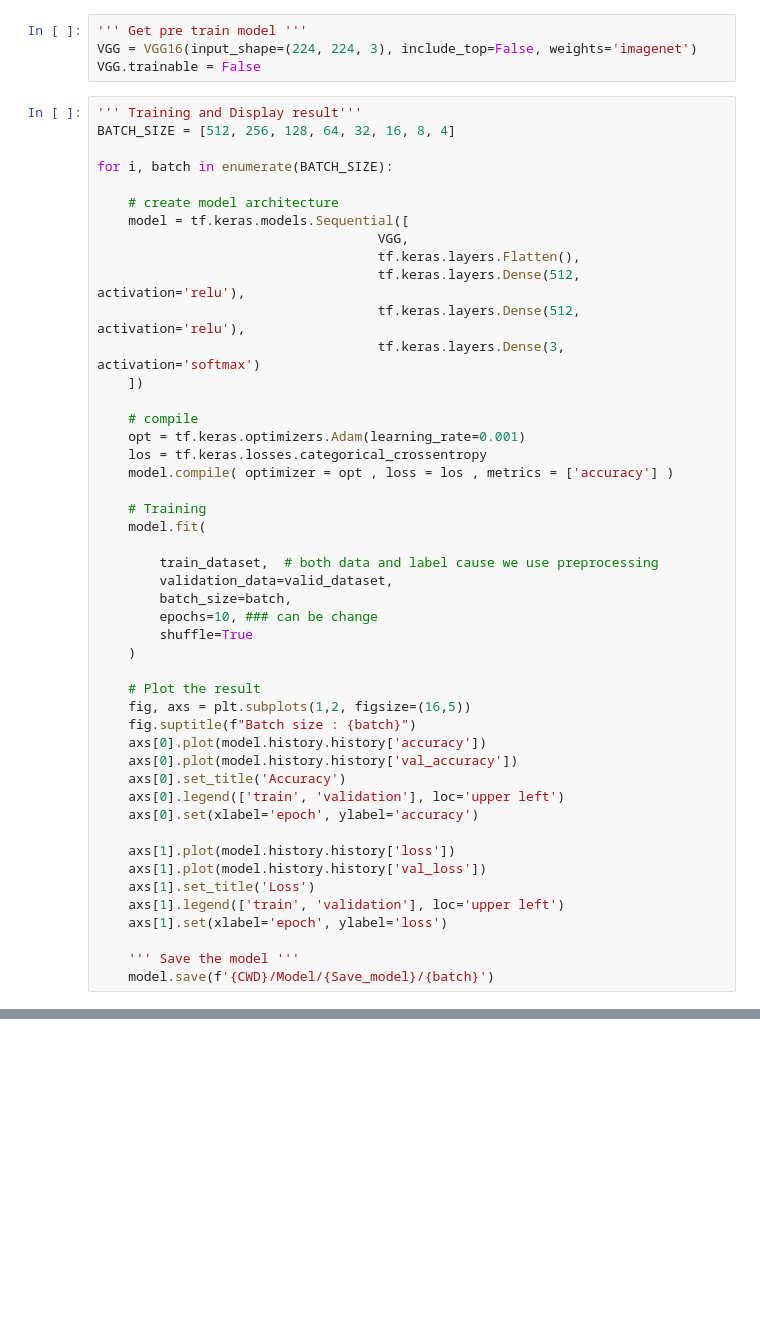
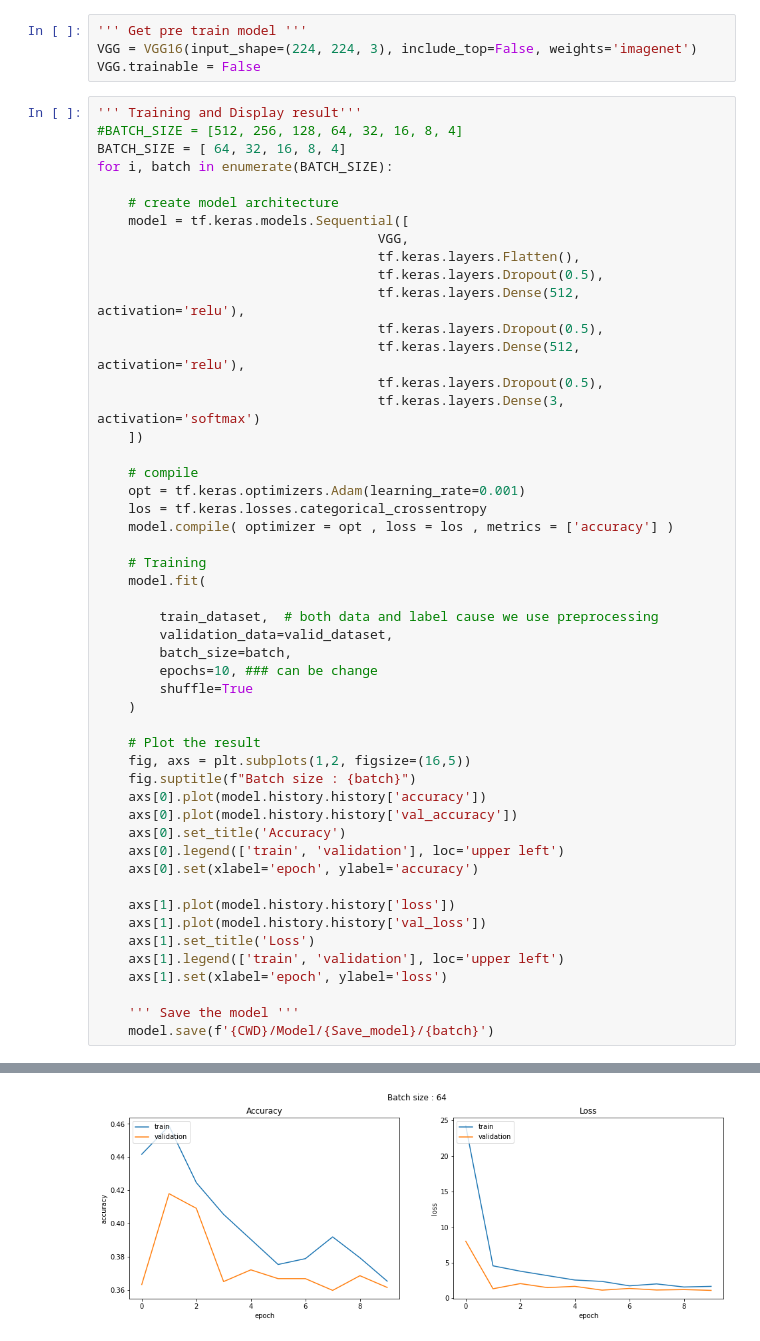
Before and after one commit to LittleLunar/OrangeClassificationDeepLearning, a Jupyter notebook: src/main.ipynb, the cells around one changed output, grey strips where cells are left out. Saved outputs shown, nothing was run; the diff lists cells and outputs as text; blank space fills up the shorter version.

Commit message:
add dropout

```diff
--- a/src/main.ipynb
+++ b/src/main.ipynb
@@ -148,16 +153,19 @@ VGG = VGG16(input_shape=(224, 224, 3), include_top=False, weights='imagenet')
 VGG.trainable = False
 # %%
 ''' Training and Display result'''
-BATCH_SIZE = [512, 256, 128, 64, 32, 16, 8, 4]
-
+#BATCH_SIZE = [512, 256, 128, 64, 32, 16, 8, 4]
+BATCH_SIZE = [ 64, 32, 16, 8, 4]
 for i, batch in enumerate(BATCH_SIZE):
 
     # create model architecture
     model = tf.keras.models.Sequential([
                                     VGG,
                                     tf.keras.layers.Flatten(),
+                                    tf.keras.layers.Dropout(0.5),
                                     tf.keras.layers.Dense(512, activation='relu'),
+                                    tf.keras.layers.Dropout(0.5),
                                     tf.keras.layers.Dense(512, activation='relu'),
+                                    tf.keras.layers.Dropout(0.5),
                                     tf.keras.layers.Dense(3, activation='softmax')
     ])
 
@@ -215,0 +222 @@ Epoch 10/10
+[figure, added]
```
Also changed, not shown: parts of 4 cells of this notebook.
